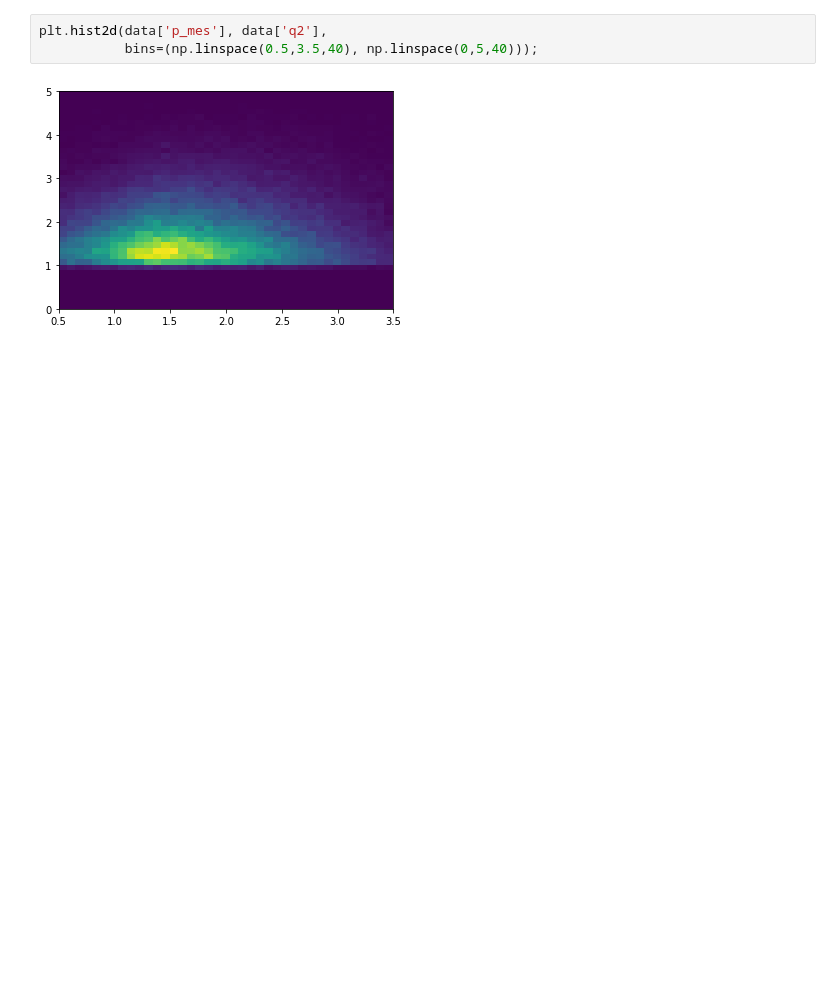
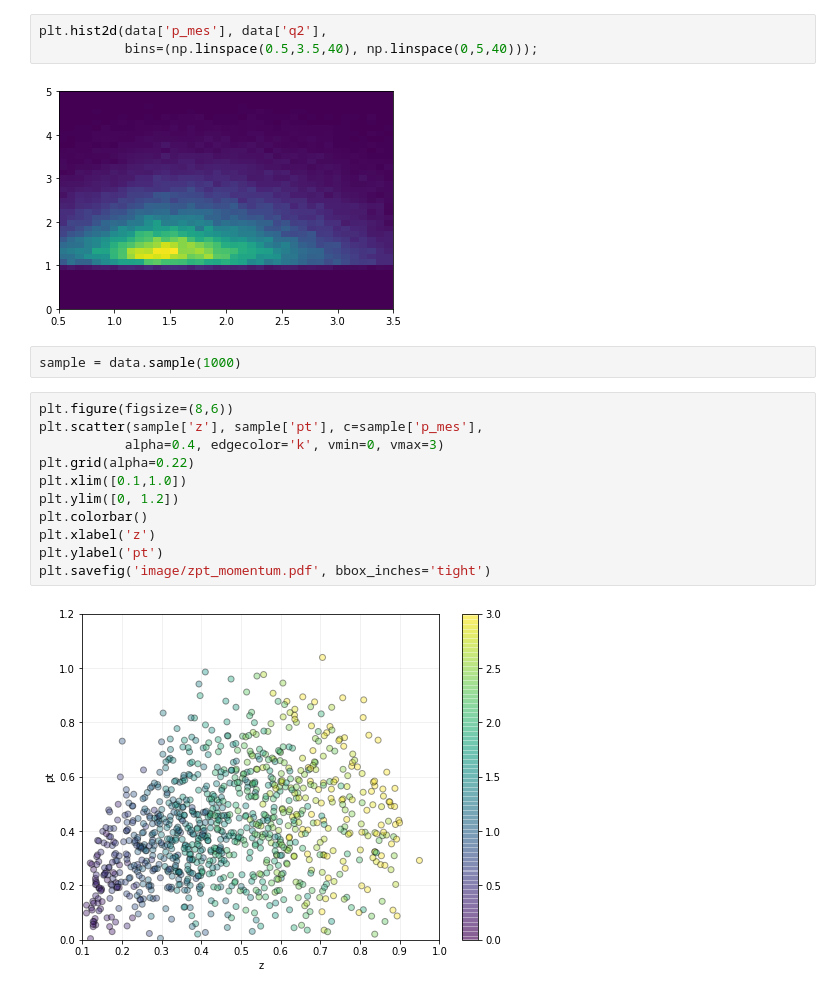
Before and after one commit to dmriser/python-analysis, a Jupyter notebook: kaon-bsa/compare-data-mc.ipynb, the cells around one changed output. Saved outputs shown, nothing was run; the diff lists cells and outputs as text; blank space fills up the shorter version.

```diff
--- a/kaon-bsa/compare-data-mc.ipynb
+++ b/kaon-bsa/compare-data-mc.ipynb
@@ -127,3 +128,18 @@ plt.hist2d(data['p_mes'], data['q2'],
            bins=(np.linspace(0.5,3.5,40), np.linspace(0,5,40)));
 # %% [output]
 [figure]
+# %%
+sample = data.sample(1000)
+# %%
+plt.figure(figsize=(8,6))
+plt.scatter(sample['z'], sample['pt'], c=sample['p_mes'],
+           alpha=0.4, edgecolor='k', vmin=0, vmax=3)
+plt.grid(alpha=0.22)
+plt.xlim([0.1,1.0])
+plt.ylim([0, 1.2])
+plt.colorbar()
+plt.xlabel('z')
+plt.ylabel('pt')
+plt.savefig('image/zpt_momentum.pdf', bbox_inches='tight')
+# %% [output]
+[figure, added]
```
Also changed, not shown: parts of 14 cells of this notebook, 1 other file.
